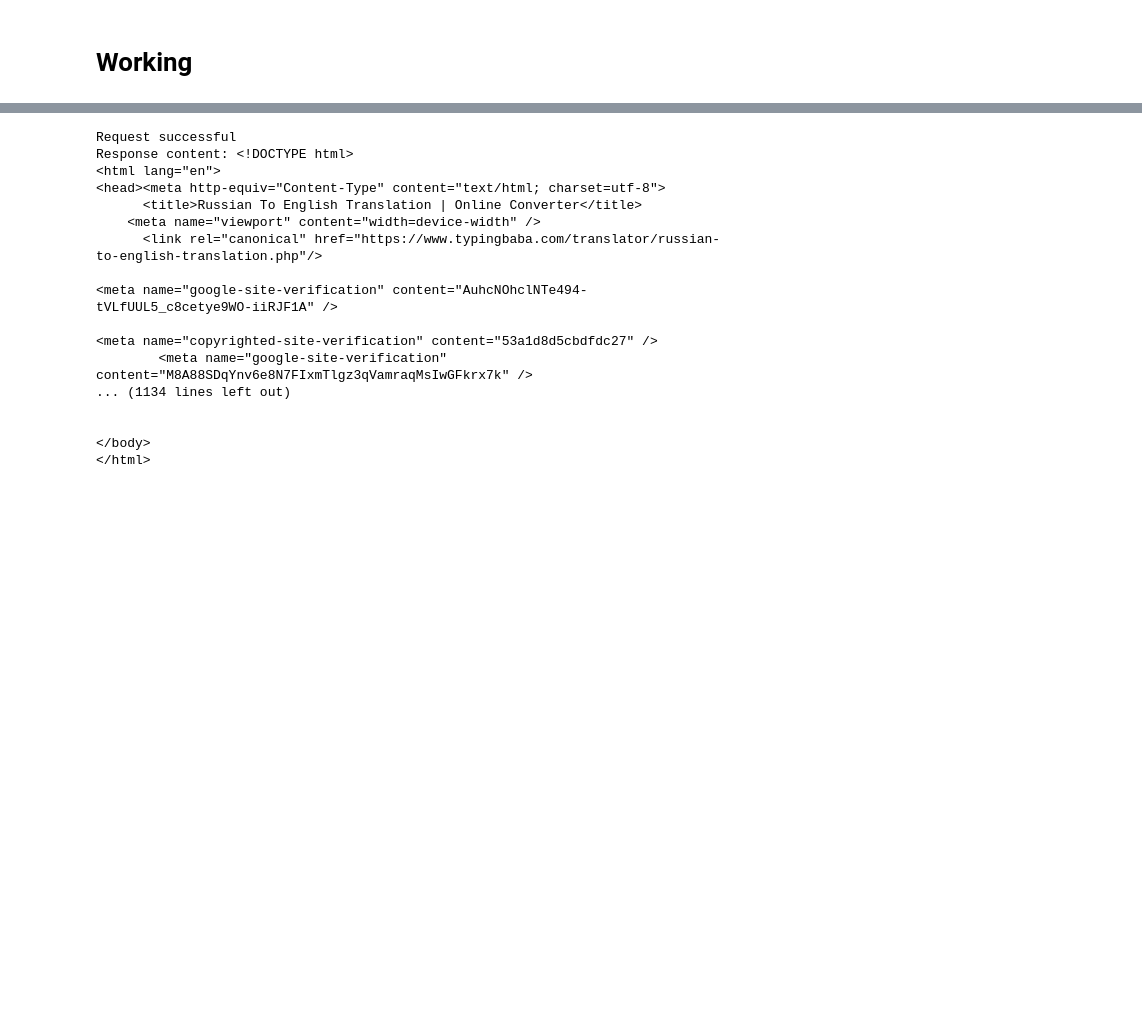
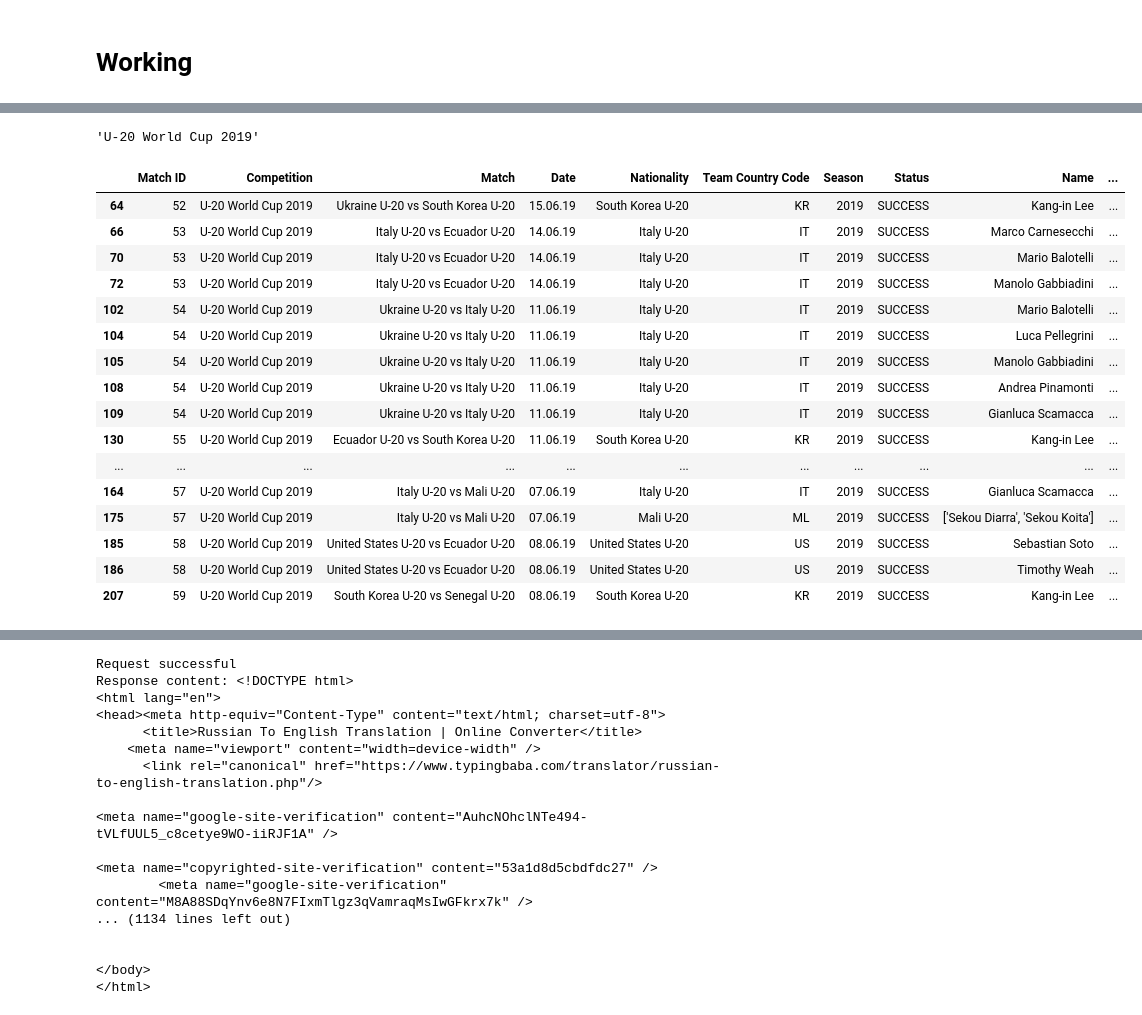
Before and after one commit to finnlsmith/footy_project_market_value_rankings, a Jupyter notebook: create_dataset_1/assemble_dataset_1_new.ipynb, the cells around one changed output, grey strips where cells are left out. Cells and saved outputs as stored; diff of their text form; code cells hidden in the pictures; blank space fills up the shorter version.

Commit message:
Update create_dataset_1 folder

```diff
--- a/create_dataset_1/assemble_dataset_1_new.ipynb
+++ b/create_dataset_1/assemble_dataset_1_new.ipynb
@@ -226,7 +226,12 @@ def new_overarching(starter_number, name_input, nationality_input, date_input, s
     natl_test = nationality_input
     input_year_test = date_input
 
+    if 'U-20' in natl_test:
+        print('u-20 team')
+        natl_test = natl_test.split(' U-20')[0]
+
     corrrect_code = countries_codes[countries_codes['Country'] == natl_test][' Code'].unique()[0]
+
 
     if salary_boolean == True:
         0==0
@@ -582,12 +587,27 @@ def new_overarching(starter_number, name_input, nationality_input, date_input, s
             search_db_return_case = money_thisplayer[1]
             online_lookup_required = money_thisplayer[2]
 
+            if '.' in input_year_test:
+                yearstr = input_year_test.split(".")[2]
+                full_num = int('20' + yearstr)
+            elif '-' in input_year_test:
+                if len(input_year_test.split("-")[2]) == 4:
+                    yearstr = input_year_test.split("-")[2] #this is a 4 digit number
+                    full_num = int(yearstr)
+                elif len(input_year_test.split("-")[2]) == 2:
+                    if len(input_year_test.split("-")[0]) == 4:
+                        yearstr = input_year_test.split("-")[0]
+                        full_num = int(yearstr)
+                    else:
+                        yearstr = input_year_test.split("-")[2] #this is a 2 digit number
+                        full_num = int('20' + yearstr)
+
             if ((money_found == 0) & (online_lookup_required == True)): #call the find_money_info_extended once you write it. inputs are = (NAME_MATCH_FIRST_TRY, natl_test, input_year_test, salary_boolean, name_match[2])
-                if ((leagues_value[leagues_value['Name'] == NAME_FOUND]['Season'].max() == (full_num - 1)) & (leagues_value_large[leagues_value_large['Name'] == NAME_MATCH_FIRST_TRY]['Season'].max() == (full_num - 1))):
+                if ((leagues_value[leagues_value['Name'] == NAME_FOUND]['Season'].max() == (full_num - 1)) & (leagues_value_large[leagues_value_large['Name'] == NAME_FOUND]['Season'].max() == (full_num - 1))):
                     money_last_season = leagues_value[(leagues_value['Name'] == NAME_FOUND) & (leagues_value['Season'] == (full_num - 1))]['Market Value'].max()
                     money_thisplayer = [money_last_season, f'Data Ended before season : {full_num}', False, False]
                 else:
-                    money_thisplayer = tryToFindPlayerMoney(search_db_return_case, NAME_MATCH_FIRST_TRY, natl_test, input_year_test, salary_boolean, original_db_name_for_search)
+                    money_thisplayer = tryToFindPlayerMoney(search_db_return_case, NAME_FOUND, natl_test, input_year_test, salary_boolean, original_db_name_for_search)
 
             elif(search_db_return_case == 'working'):
                 0==0
@@ -810,0 +853,24 @@ nthing here
+# %%
+competition_this
+# %% [output]
+'U-20 World Cup 2019'
+# %%
+lookup_dataset_1[lookup_dataset_1['Status'] == 'SUCCESS']
+# %% [output]
+|  | Match ID | Competition | Match | Date | Nationality | Team Country Code | Season | Status | Name | ... |
+| 64 | 52 | U-20 World Cup 2019 | Ukraine U-20 vs South Korea U-20 | 15.06.19 | South Korea U-20 | KR | 2019 | SUCCESS | Kang-in Lee | ... |
+| 66 | 53 | U-20 World Cup 2019 | Italy U-20 vs Ecuador U-20 | 14.06.19 | Italy U-20 | IT | 2019 | SUCCESS | Marco Carnesecchi | ... |
+| 70 | 53 | U-20 World Cup 2019 | Italy U-20 vs Ecuador U-20 | 14.06.19 | Italy U-20 | IT | 2019 | SUCCESS | Mario Balotelli | ... |
+| 72 | 53 | U-20 World Cup 2019 | Italy U-20 vs Ecuador U-20 | 14.06.19 | Italy U-20 | IT | 2019 | SUCCESS | Manolo Gabbiadini | ... |
+| 102 | 54 | U-20 World Cup 2019 | Ukraine U-20 vs Italy U-20 | 11.06.19 | Italy U-20 | IT | 2019 | SUCCESS | Mario Balotelli | ... |
+| 104 | 54 | U-20 World Cup 2019 | Ukraine U-20 vs Italy U-20 | 11.06.19 | Italy U-20 | IT | 2019 | SUCCESS | Luca Pellegrini | ... |
+| 105 | 54 | U-20 World Cup 2019 | Ukraine U-20 vs Italy U-20 | 11.06.19 | Italy U-20 | IT | 2019 | SUCCESS | Manolo Gabbiadini | ... |
+| 108 | 54 | U-20 World Cup 2019 | Ukraine U-20 vs Italy U-20 | 11.06.19 | Italy U-20 | IT | 2019 | SUCCESS | Andrea Pinamonti | ... |
+| 109 | 54 | U-20 World Cup 2019 | Ukraine U-20 vs Italy U-20 | 11.06.19 | Italy U-20 | IT | 2019 | SUCCESS | Gianluca Scamacca | ... |
+| 130 | 55 | U-20 World Cup 2019 | Ecuador U-20 vs South Korea U-20 | 11.06.19 | South Korea U-20 | KR | 2019 | SUCCESS | Kang-in Lee | ... |
+| ... | ... | ... | ... | ... | ... | ... | ... | ... | ... | ... |
+| 164 | 57 | U-20 World Cup 2019 | Italy U-20 vs Mali U-20 | 07.06.19 | Italy U-20 | IT | 2019 | SUCCESS | Gianluca Scamacca | ... |
+| 175 | 57 | U-20 World Cup 2019 | Italy U-20 vs Mali U-20 | 07.06.19 | Mali U-20 | ML | 2019 | SUCCESS | ['Sekou Diarra', 'Sekou Koita'] | ... |
+| 185 | 58 | U-20 World Cup 2019 | United States U-20 vs Ecuador U-20 | 08.06.19 | United States U-20 | US | 2019 | SUCCESS | Sebastian Soto | ... |
+| 186 | 58 | U-20 World Cup 2019 | United States U-20 vs Ecuador U-20 | 08.06.19 | United States U-20 | US | 2019 | SUCCESS | Timothy Weah | ... |
+| 207 | 59 | U-20 World Cup 2019 | South Korea U-20 vs Senegal U-20 | 08.06.19 | South Korea U-20 | KR | 2019 | SUCCESS | Kang-in Lee | ... |
```
Also changed, not shown: parts of 4 cells of this notebook, 1 other file.
